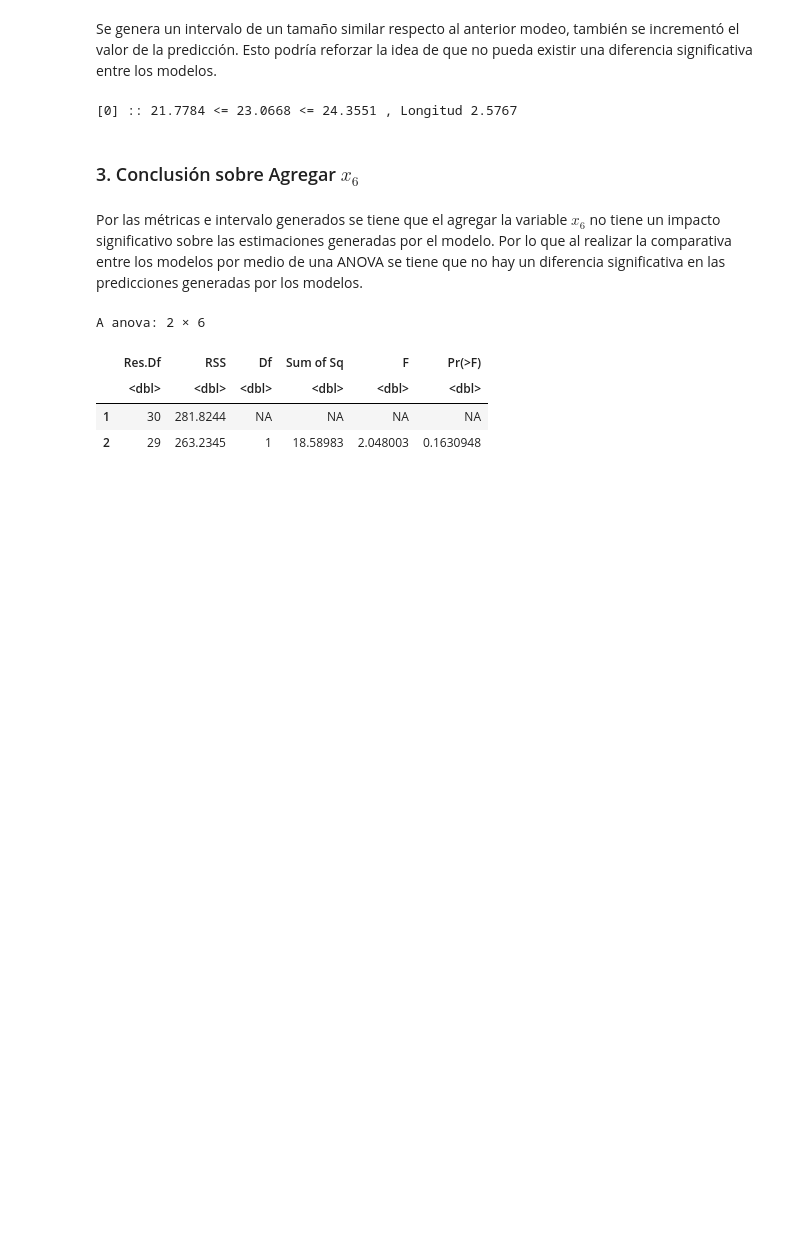
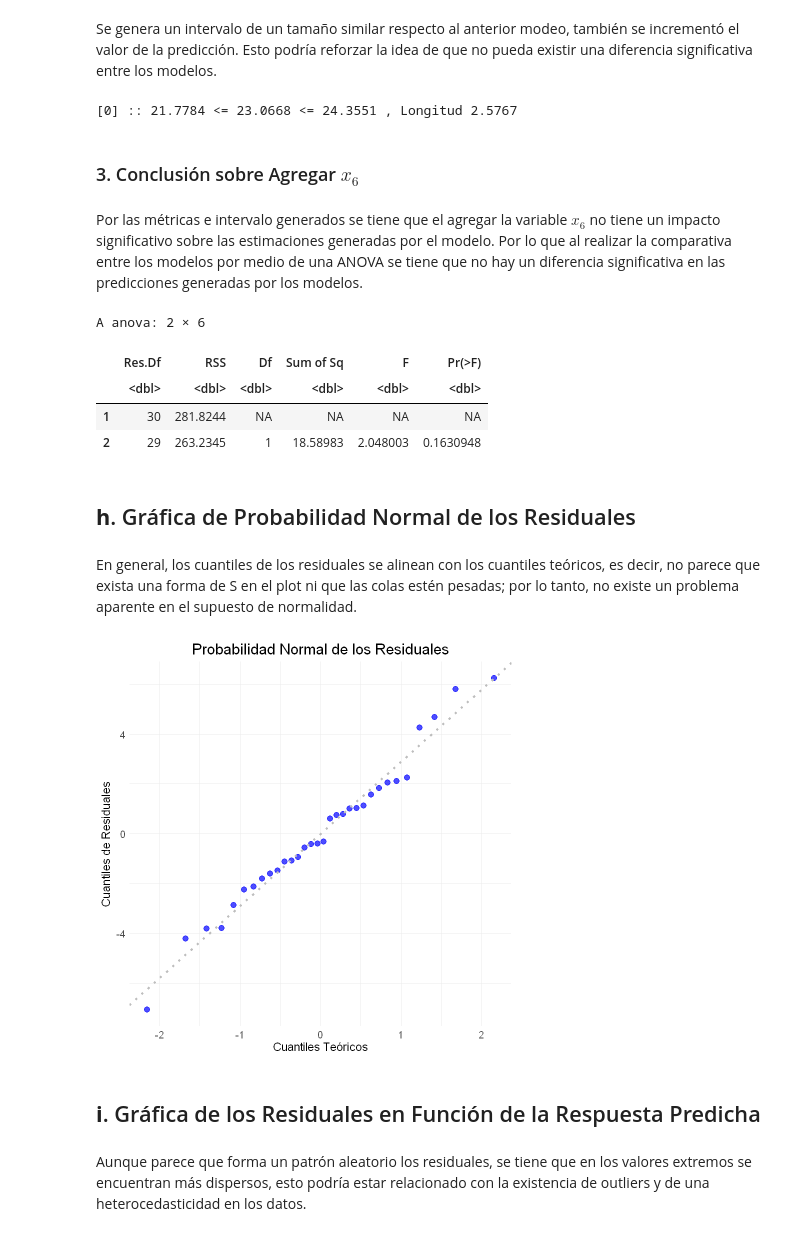
Before and after one commit to alexisuaguilaru/EstadisticaMultivariada, a Jupyter notebook: RegresionMultiple/Tareas/Tarea_02.ipynb, the cells around one changed output. Drawn from its saved outputs; the diff is of its cells as text; code cells hidden in the pictures; blank space fills up the shorter version.

```diff
--- a/RegresionMultiple/Tareas/Tarea_02.ipynb
+++ b/RegresionMultiple/Tareas/Tarea_02.ipynb
@@ -520,3 +520,58 @@ A anova: 2 × 6
 |  | <dbl> | <dbl> | <dbl> | <dbl> | <dbl> | <dbl> |
 | 1 | 30 | 281.8244 | NA | NA | NA | NA |
 | 2 | 29 | 263.2345 | 1 | 18.58983 | 2.048003 | 0.1630948 |
+# %% [markdown]
+## **h**. Gráfica de Probabilidad Normal de los Residuales
+# %% [markdown]
+En general, los cuantiles de los residuales se alinean con los cuantiles teóricos, es decir, no parece que exista una forma de S en el plot ni que las colas estén pesadas; por lo tanto, no existe un problema aparente en el supuesto de normalidad.
+# %%
+#' Función para plotear los cuartiles de los valores predichos (observados/esperados contra los obtenidos).
+PlotQQResiduals <- function(
+    LinearModel
+)
+{
+    Residuals <- resid(LinearModel)
+    QQData <- qqnorm(Residuals, plot.it = FALSE)
+
+    LineFit <- lm(QQData$y ~ QQData$x)
+    Intercept <- coef(LineFit)[1]
+    Slope <- coef(LineFit)[2]
+
+    PlotData <- data.frame(
+        Theoretical = QQData$x,
+        Residuals = QQData$y
+    )
+
+    plot <- ggplot(PlotData,aes(x=Theoretical,y=Residuals)) +
+        geom_point(alpha=0.7,color='blue',size=3) +
+        geom_abline(
+            intercept = Intercept,
+            slope = Slope,
+            color = 'gray',
+            linetype = 'dotted',
+            linewidth = 1.2
+        ) +
+        labs(
+            x = 'Cuantiles Teóricos',
+            y = 'Cuantiles de Residuales',
+            title = 'Probabilidad Normal de los Residuales'
+        ) +
+        theme_minimal() +
+        theme(
+            plot.title = element_text(size=18,hjust=0.5),
+            axis.title = element_text(size=14),
+            axis.text = element_text(size=12),
+        )
+
+  return(plot)
+}
+# %%
+# Plot
+
+PlotQQResiduals(LinearModel)
+# %% [output]
+[figure, added]
+# %% [markdown]
+## **i**. Gráfica de los Residuales en Función de la Respuesta Predicha
+# %% [markdown]
+Aunque parece que forma un patrón aleatorio los residuales, se tiene que en los valores extremos se encuentran más dispersos, esto podría estar relacionado con la existencia de outliers y de una heterocedasticidad en los datos.
```
Also changed, not shown: parts of 7 cells of this notebook, 2 other files.
